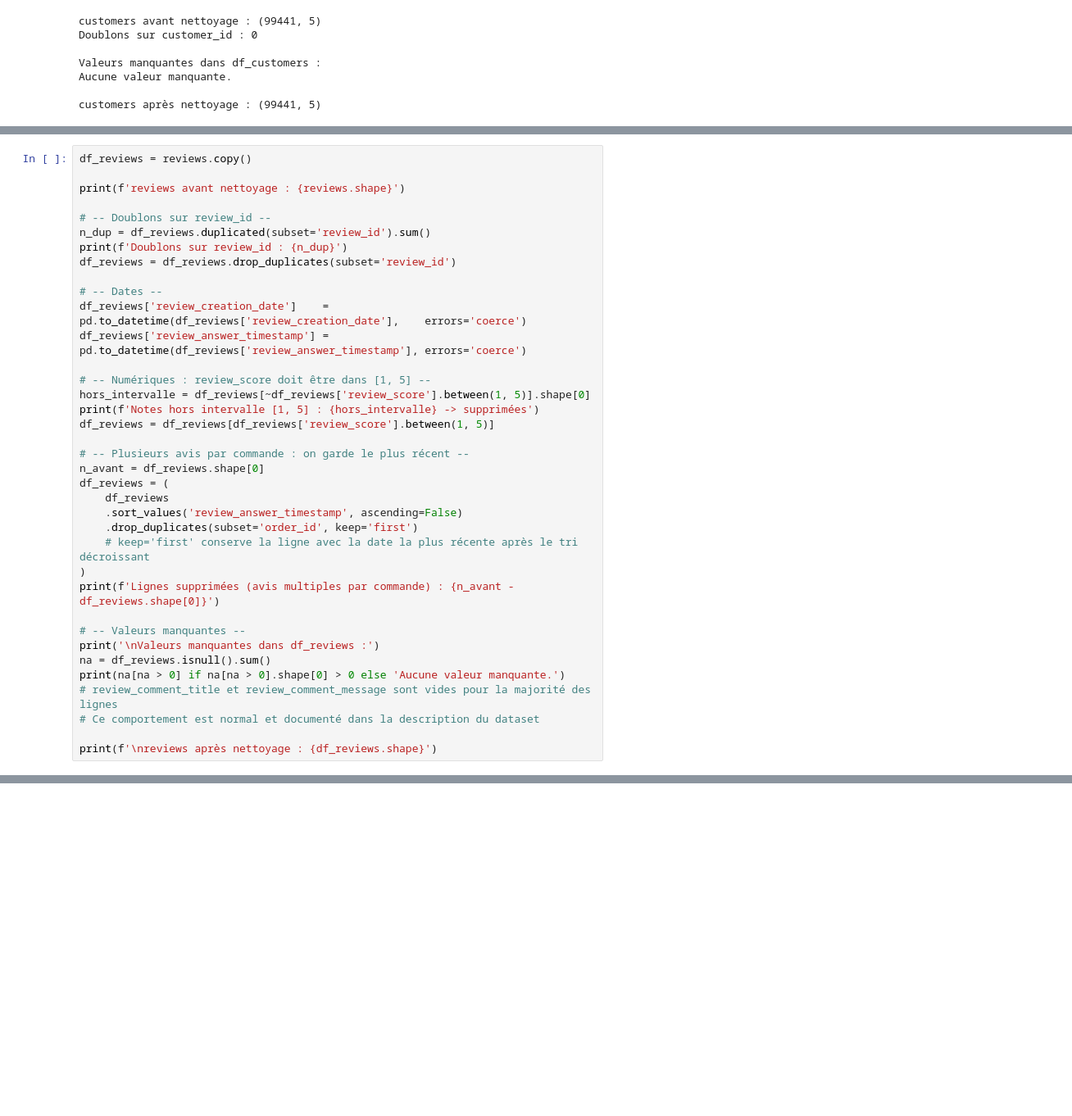
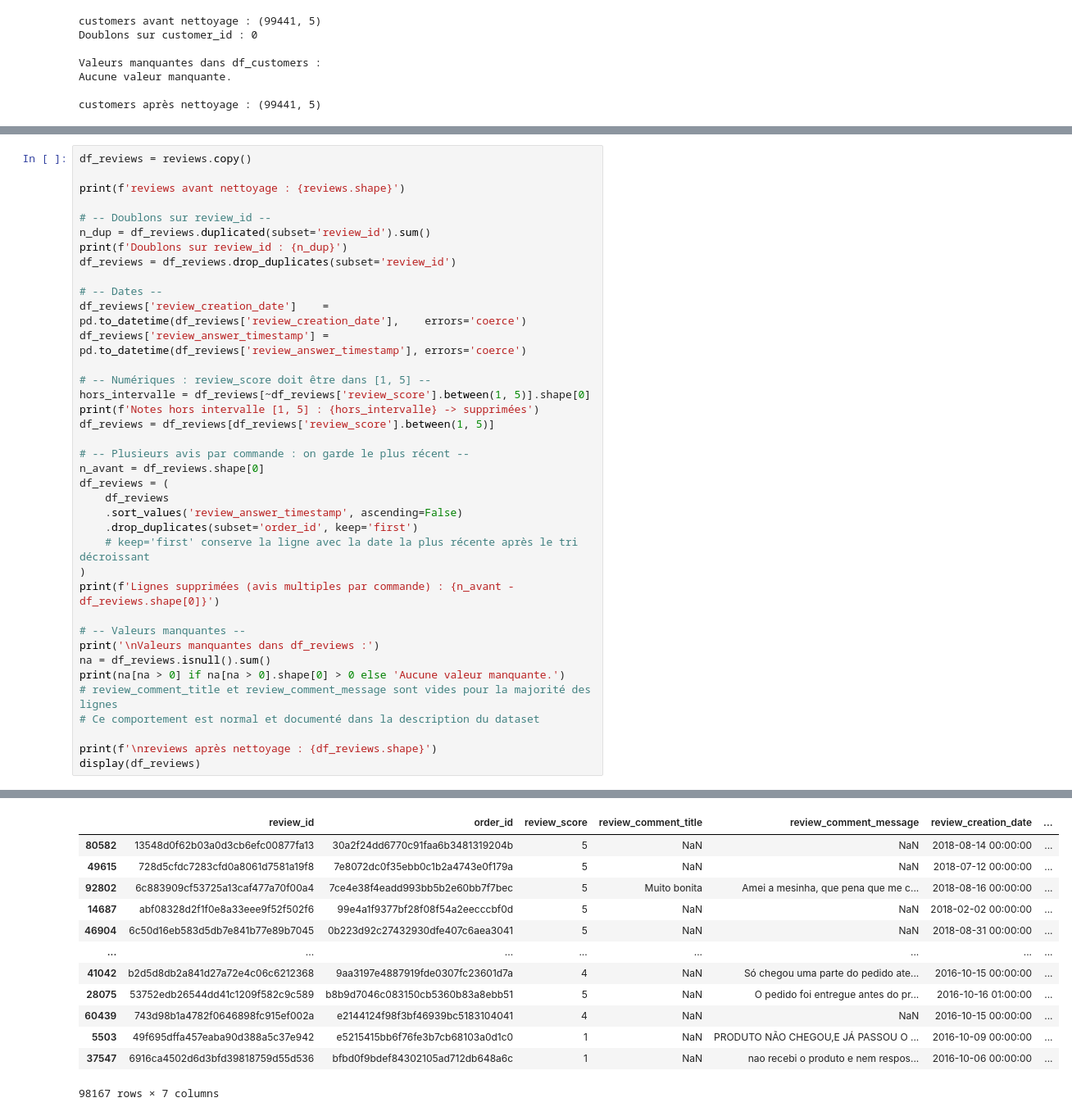
Before and after one commit to Godwin-08/Projet-Traitement-des-donn-es-, a Jupyter notebook: project_notebook.ipynb, the cells around one changed output, grey strips where cells are left out. Shown at 82% size. Drawn from its saved outputs; the diff is of its cells as text; blank space fills up the shorter version.

```diff
--- a/project_notebook.ipynb
+++ b/project_notebook.ipynb
@@ -1023,31 +935,45 @@ df_reviews = df_reviews[df_reviews['review_score'].between(1, 5)]
 # -- Plusieurs avis par commande : on garde le plus récent --
 n_avant = df_reviews.shape[0]
 df_reviews = (
     df_reviews
     .sort_values('review_answer_timestamp', ascending=False)
     .drop_duplicates(subset='order_id', keep='first')
     # keep='first' conserve la ligne avec la date la plus récente après le tri décroissant
 )
 print(f'Lignes supprimées (avis multiples par commande) : {n_avant - df_reviews.shape[0]}')
 
 # -- Valeurs manquantes --
 print('\nValeurs manquantes dans df_reviews :')
 na = df_reviews.isnull().sum()
 print(na[na > 0] if na[na > 0].shape[0] > 0 else 'Aucune valeur manquante.')
 # review_comment_title et review_comment_message sont vides pour la majorité des lignes
 # Ce comportement est normal et documenté dans la description du dataset
 
 print(f'\nreviews après nettoyage : {df_reviews.shape}')
+display(df_reviews)
 # %% [output]
 reviews avant nettoyage : (99224, 7)
 Doublons sur review_id : 814
 Notes hors intervalle [1, 5] : 0 -> supprimées
 Lignes supprimées (avis multiples par commande) : 243
 
 Valeurs manquantes dans df_reviews :
 review_comment_title      86654
 review_comment_message    57592
 dtype: int64
 
 reviews après nettoyage : (98167, 7)
+|  | review_id | order_id | review_score | review_comment_title | review_comment_message | review_creation_date | ... |
+| 80582 | 13548d0f62b03a0d3cb6efc00877fa13 | 30a2f24dd6770c91faa6b3481319204b | 5 | NaN | NaN | 2018-08-14 00:00:00 | ... |
+| 49615 | 728d5cfdc7283cfd0a8061d7581a19f8 | 7e8072dc0f35ebb0c1b2a4743e0f179a | 5 | NaN | NaN | 2018-07-12 00:00:00 | ... |
+| 92802 | 6c883909cf53725a13caf477a70f00a4 | 7ce4e38f4eadd993bb5b2e60bb7f7bec | 5 | Muito bonita | Amei a mesinha, que pena que me c... | 2018-08-16 00:00:00 | ... |
+| 14687 | abf08328d2f1f0e8a33eee9f52f502f6 | 99e4a1f9377bf28f08f54a2eecccbf0d | 5 | NaN | NaN | 2018-02-02 00:00:00 | ... |
+| 46904 | 6c50d16eb583d5db7e841b77e89b7045 | 0b223d92c27432930dfe407c6aea3041 | 5 | NaN | NaN | 2018-08-31 00:00:00 | ... |
+| ... | ... | ... | ... | ... | ... | ... | ... |
+| 41042 | b2d5d8db2a841d27a72e4c06c6212368 | 9aa3197e4887919fde0307fc23601d7a | 4 | NaN | Só chegou uma parte do pedido ate... | 2016-10-15 00:00:00 | ... |
+| 28075 | 53752edb26544dd41c1209f582c9c589 | b8b9d7046c083150cb5360b83a8ebb51 | 5 | NaN | O pedido foi entregue antes do pr... | 2016-10-16 01:00:00 | ... |
+| 60439 | 743d98b1a4782f0646898fc915ef002a | e2144124f98f3bf46939bc5183104041 | 4 | NaN | NaN | 2016-10-15 00:00:00 | ... |
+| 5503 | 49f695dffa457eaba90d388a5c37e942 | e5215415bb6f76fe3b7cb68103a0d1c0 | 1 | NaN | PRODUTO NÃO CHEGOU,E JÁ PASSOU O ... | 2016-10-09 00:00:00 | ... |
+| 37547 | 6916ca4502d6d3bfd39818759d55d536 | bfbd0f9bdef84302105ad712db648a6c | 1 | NaN | nao recebi o produto e nem respos... | 2016-10-06 00:00:00 | ... |
+98167 rows × 7 columns
 # %% [markdown]
```
Also changed, not shown: parts of 41 cells of this notebook.
